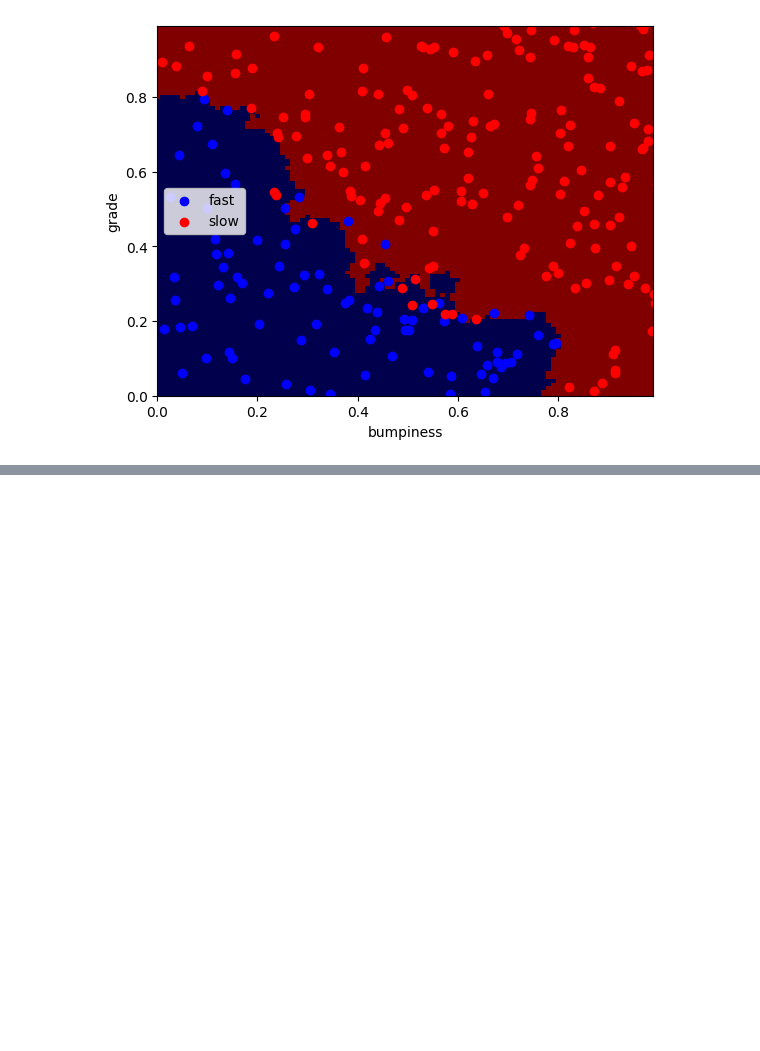
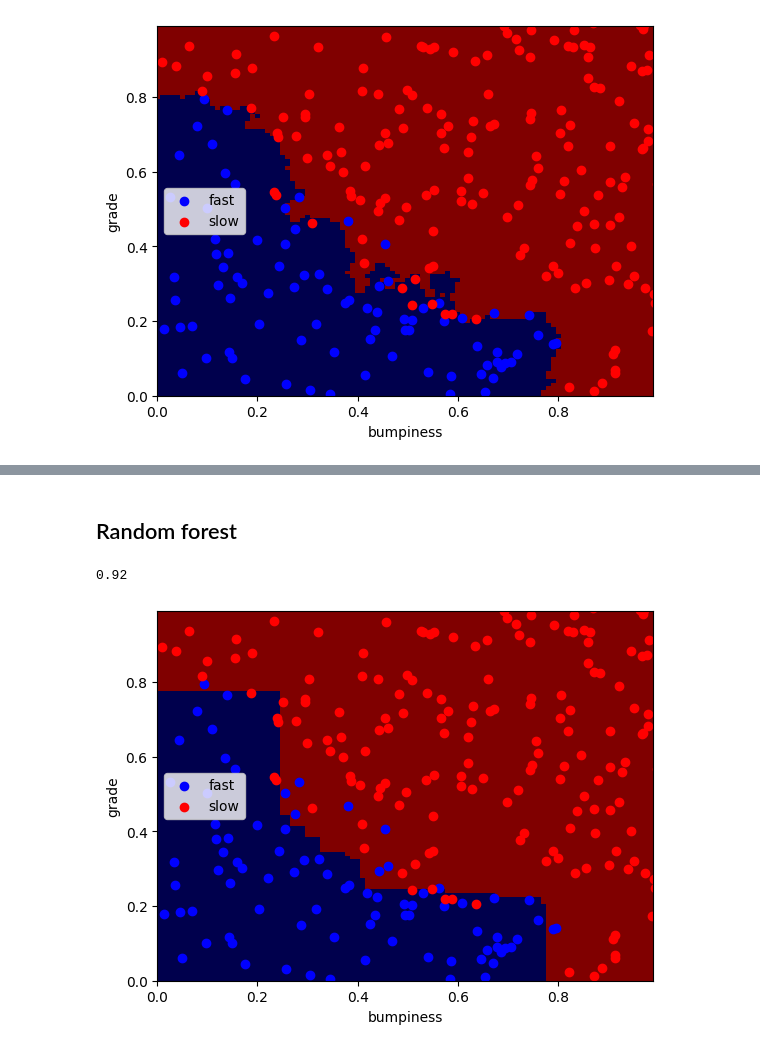
Before and after one commit to Keyvan-af/ud120-projects, a Jupyter notebook: choose_your_own/test.ipynb, the cells around one changed output, grey strips where cells are left out. Cells and saved outputs as stored; diff of their text form; code cells hidden in the pictures; blank space fills up the shorter version.

```diff
--- a/choose_your_own/test.ipynb
+++ b/choose_your_own/test.ipynb
@@ -46,0 +69,21 @@ except NameError:
+# %% [markdown]
+## Random forest
+# %%
+from sklearn.ensemble import RandomForestClassifier
+
+clf = RandomForestClassifier(max_depth=2, random_state=0)
+clf.fit(features_train, labels_train)
+
+pred = clf.predict(features_test)
+accuracy = accuracy_score(labels_test, pred)
+
+print(accuracy)
+# %% [output]
+0.92
+# %%
+try:
+    prettyPicture(clf, features_test, labels_test)
+except NameError:
+    pass
+# %% [output]
+[figure, added]
```
Also changed, not shown: parts of 3 cells of this notebook, 1 other file.
